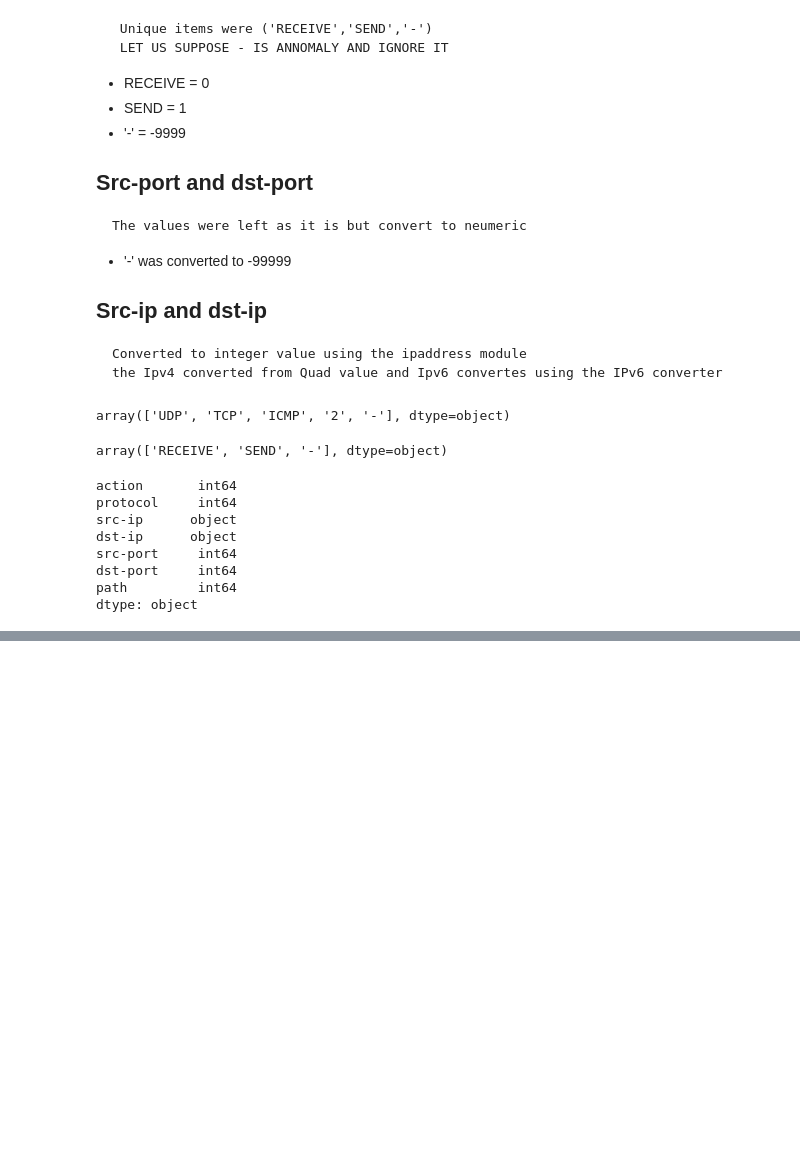
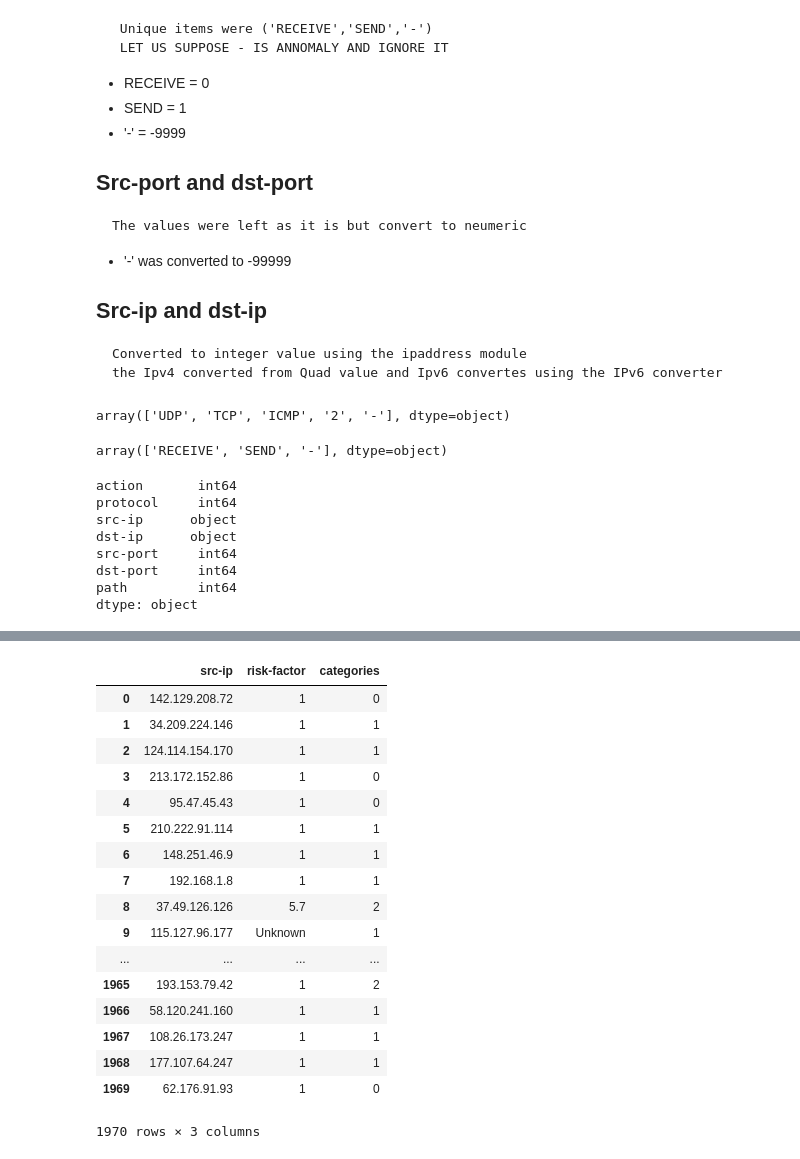
Before and after one commit to shradhaN/Major-Project, a Jupyter notebook: MachineLearningToLogData.ipynb, the cells around one changed output, grey strips where cells are left out. Drawn from its saved outputs; the diff is of its cells as text; code cells hidden in the pictures; blank space fills up the shorter version.

```diff
--- a/MachineLearningToLogData.ipynb
+++ b/MachineLearningToLogData.ipynb
@@ -146,0 +172,21 @@ df2.to_csv("FIREWALLDATA_TONEUMERIC.csv",  index = False)
+# %%
+df2
+# %% [output]
+|  | src-ip | risk-factor | categories |
+| 0 | 142.129.208.72 | 1 | 0 |
+| 1 | 34.209.224.146 | 1 | 1 |
+| 2 | 124.114.154.170 | 1 | 1 |
+| 3 | 213.172.152.86 | 1 | 0 |
+| 4 | 95.47.45.43 | 1 | 0 |
+| 5 | 210.222.91.114 | 1 | 1 |
+| 6 | 148.251.46.9 | 1 | 1 |
+| 7 | 192.168.1.8 | 1 | 1 |
+| 8 | 37.49.126.126 | 5.7 | 2 |
+| 9 | 115.127.96.177 | Unknown | 1 |
+| ... | ... | ... | ... |
+| 1965 | 193.153.79.42 | 1 | 2 |
+| 1966 | 58.120.241.160 | 1 | 1 |
+| 1967 | 108.26.173.247 | 1 | 1 |
+| 1968 | 177.107.64.247 | 1 | 1 |
+| 1969 | 62.176.91.93 | 1 | 0 |
+1970 rows × 3 columns
```
Also changed, not shown: parts of 30 cells of this notebook, 25 other files.
